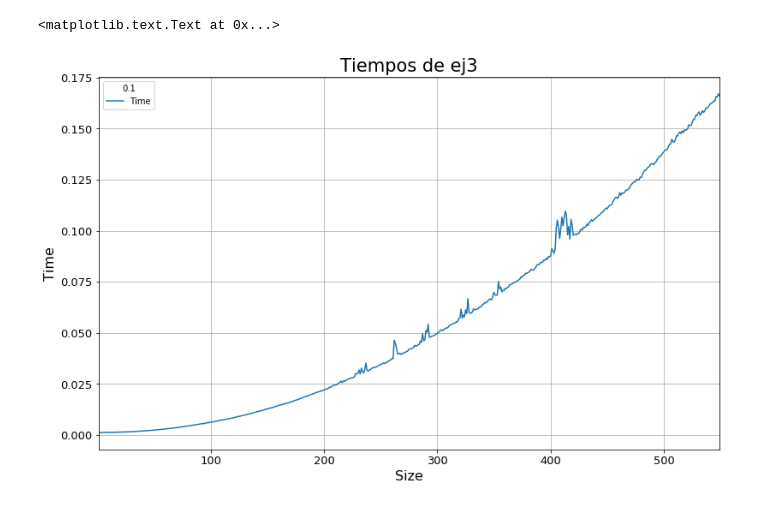
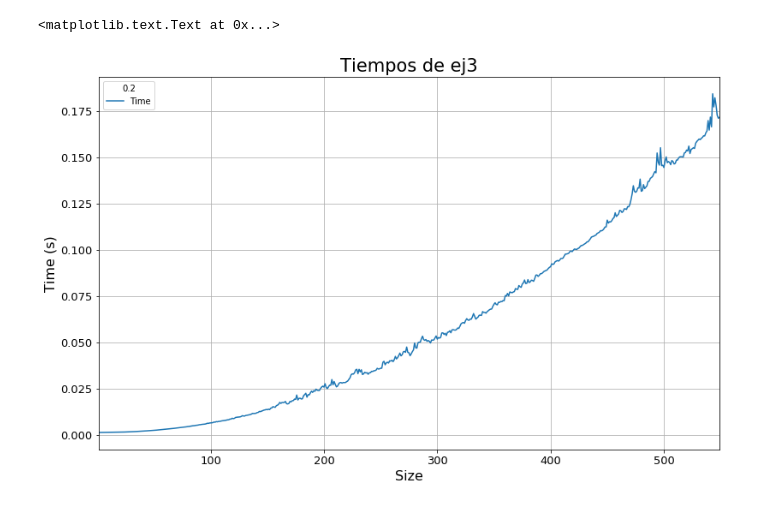
Before and after one commit to gianzamboni/algo3-tp2-1c2017, a Jupyter notebook: Tiempos.ipynb, the cells around one changed output. Saved outputs shown, nothing was run; the diff lists cells and outputs as text; code cells hidden in the pictures.

```diff
--- a/Tiempos.ipynb
+++ b/Tiempos.ipynb
@@ -15,13 +17,13 @@ import random
 # %%
 d3 = pd.read_csv("./timesEj3.csv")
 
 sized3 = d3.groupby('Size')
 
 
-dyn = sized3.quantile(0.1).plot.line(title="Tiempos de ejecución de Dinámica", fontsize=13, figsize=(13,8), logy=False, grid=True)
+dyn = sized3.quantile(0.2).plot.line(title="Tiempos de ejecución de Dinámica", fontsize=13, figsize=(13,8), logy=False, grid=True)
 dyn.set_title("Tiempos de ej3", fontsize=21)
-dyn.set_ylabel("Time", fontsize=16)
+dyn.set_ylabel("Time (s)", fontsize=16)
 dyn.set_xlabel("Size", fontsize=16)
 # %% [output]
 <matplotlib.text.Text at 0x...>
-[figure, old version]
+[figure, new version]
```
Also changed, not shown: parts of 7 cells of this notebook, 1 other file.
